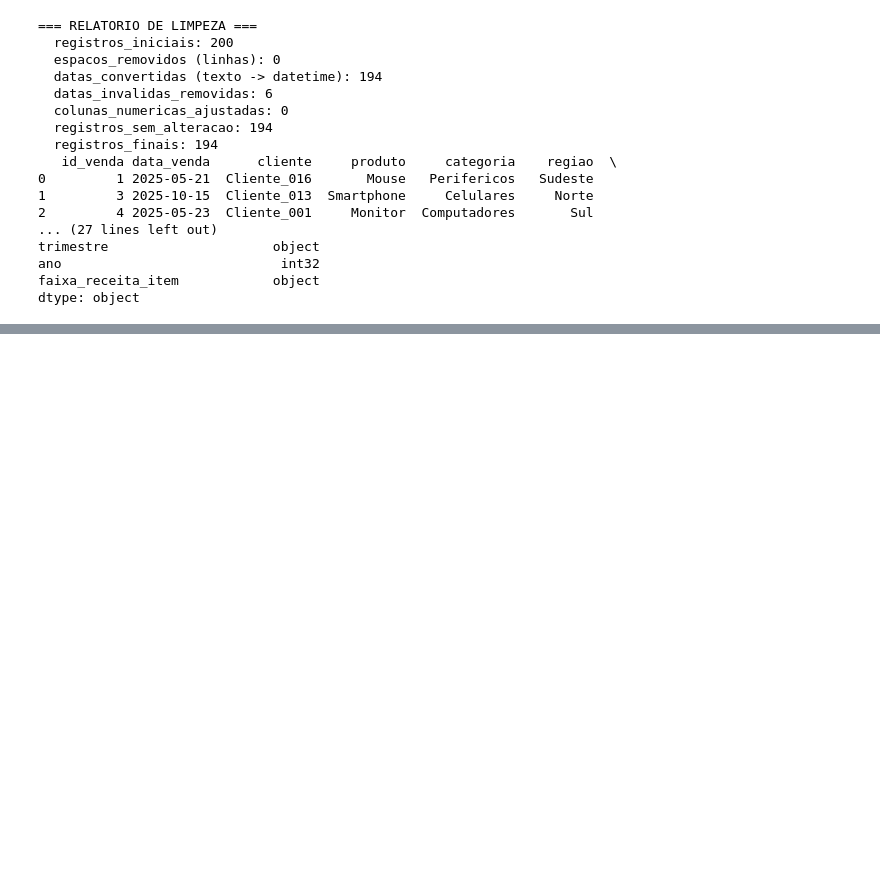
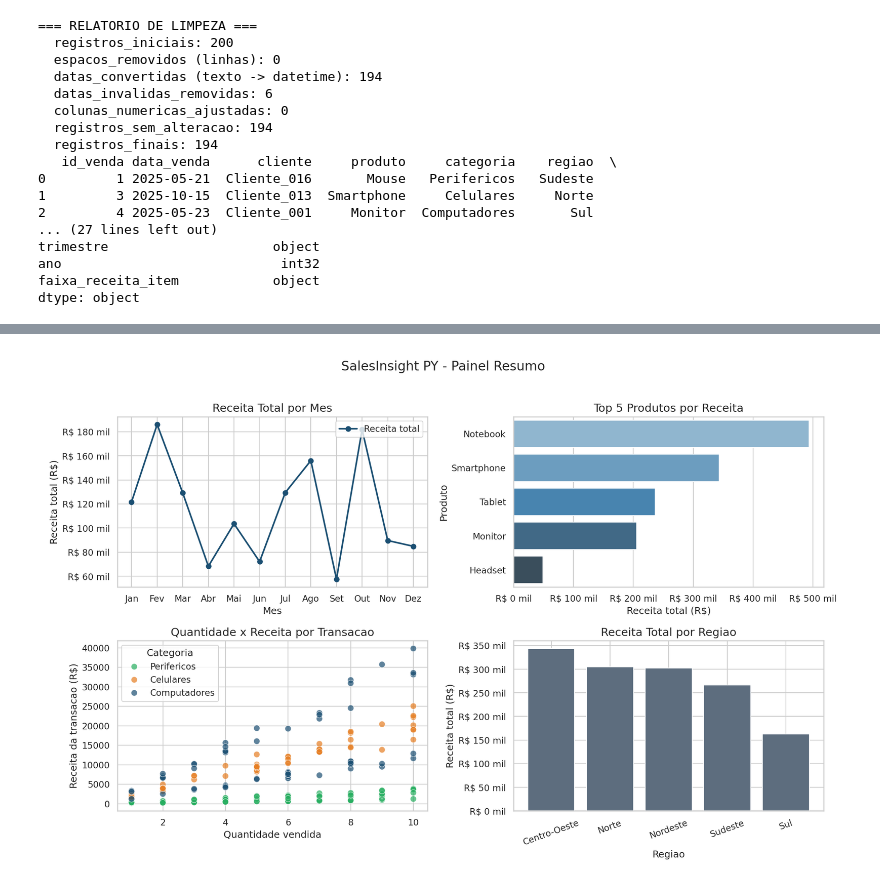
Before and after one commit to andrelison/salesinsight-py2, a Jupyter notebook: salesinsigth.ipynb, the cells around one changed output, grey strips where cells are left out. Cells and saved outputs as stored; diff of their text form; code cells hidden in the pictures; blank space fills up the shorter version.

```diff
--- a/salesinsigth.ipynb
+++ b/salesinsigth.ipynb
@@ -252,0 +539,5 @@ dtype: object
+# %%
+from IPython.display import Image, display
+display(Image("outputs/graficos/painel_resumo.png"))
+# %% [output]
+[figure, added]
```
Also changed, not shown: parts of 16 cells of this notebook.
